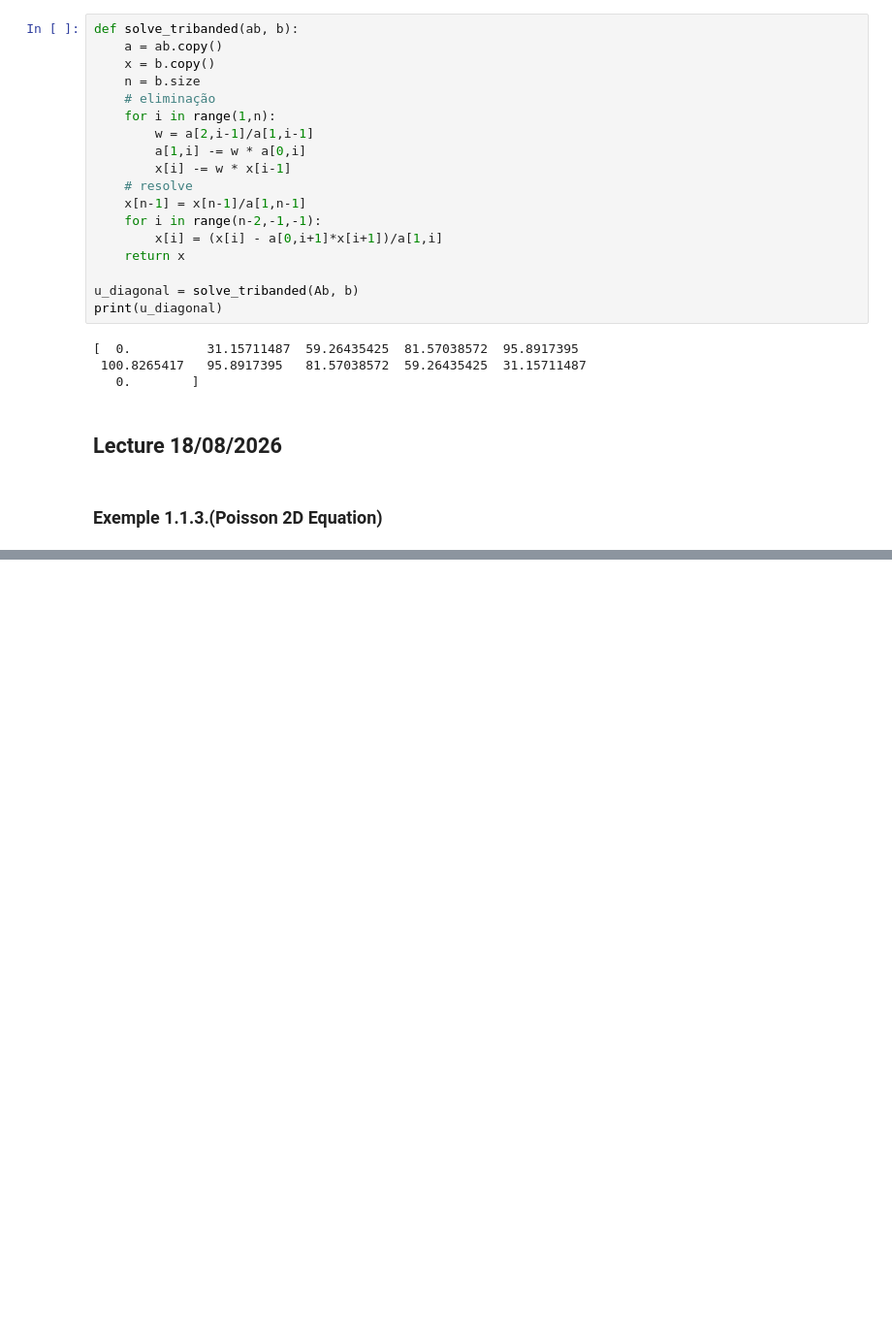
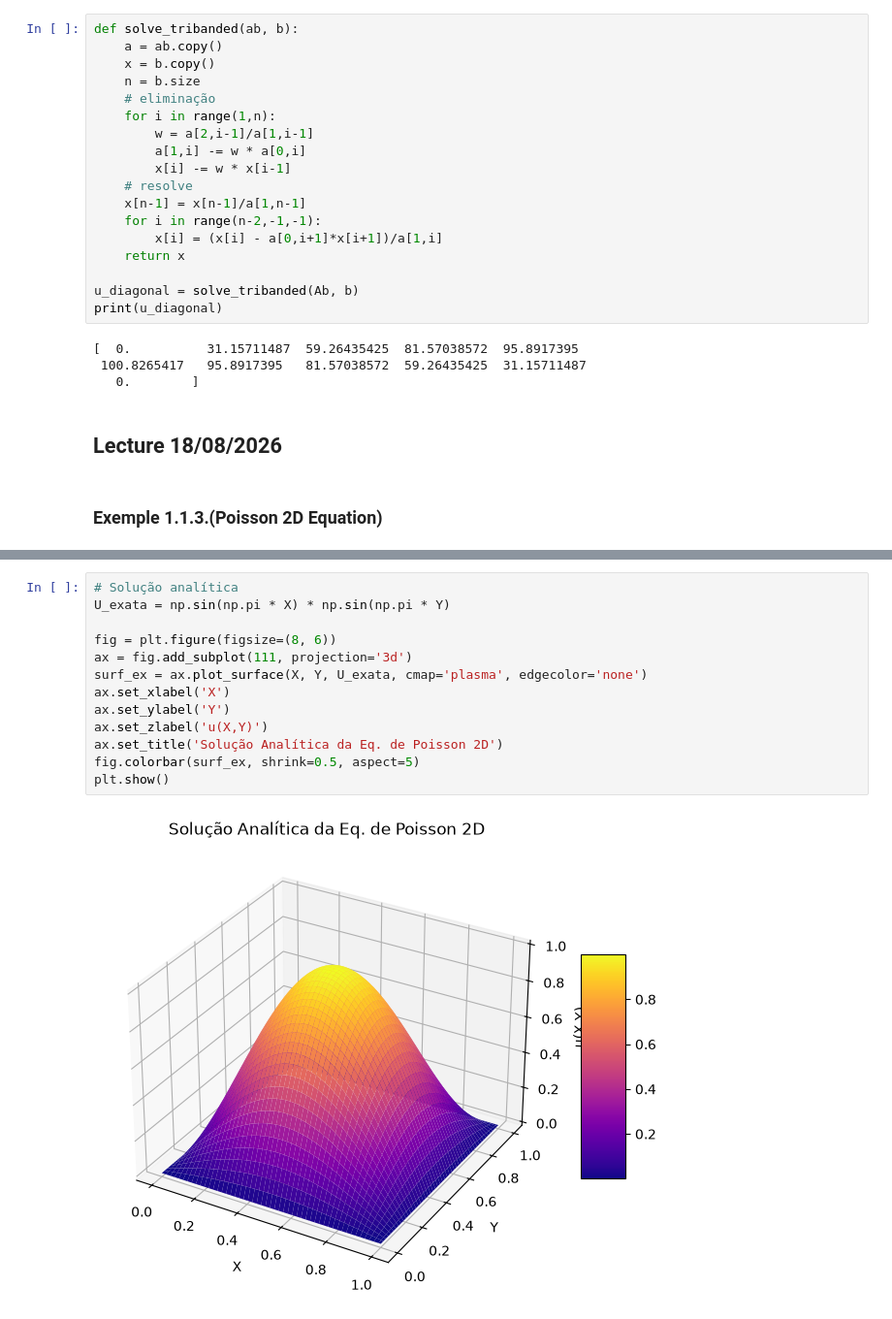
Before and after one commit to Ederson-Passos/applied-numerical-methods, a Jupyter notebook: notebooks/lectures.ipynb, the cells around one changed output, grey strips where cells are left out. Shown at 97% size. Cells and saved outputs as stored; diff of their text form; blank space fills up the shorter version.

```diff
--- a/notebooks/lectures.ipynb
+++ b/notebooks/lectures.ipynb
@@ -178,0 +185,15 @@ print(u)
+# %%
+# Solução analítica
+U_exata = np.sin(np.pi * X) * np.sin(np.pi * Y)
+
+fig = plt.figure(figsize=(8, 6))
+ax = fig.add_subplot(111, projection='3d')
+surf_ex = ax.plot_surface(X, Y, U_exata, cmap='plasma', edgecolor='none')
+ax.set_xlabel('X')
+ax.set_ylabel('Y')
+ax.set_zlabel('u(X,Y)')
+ax.set_title('Solução Analítica da Eq. de Poisson 2D')
+fig.colorbar(surf_ex, shrink=0.5, aspect=5)
+plt.show()
+# %% [output]
+[figure, added]
```
Also changed, not shown: parts of 4 cells of this notebook.
